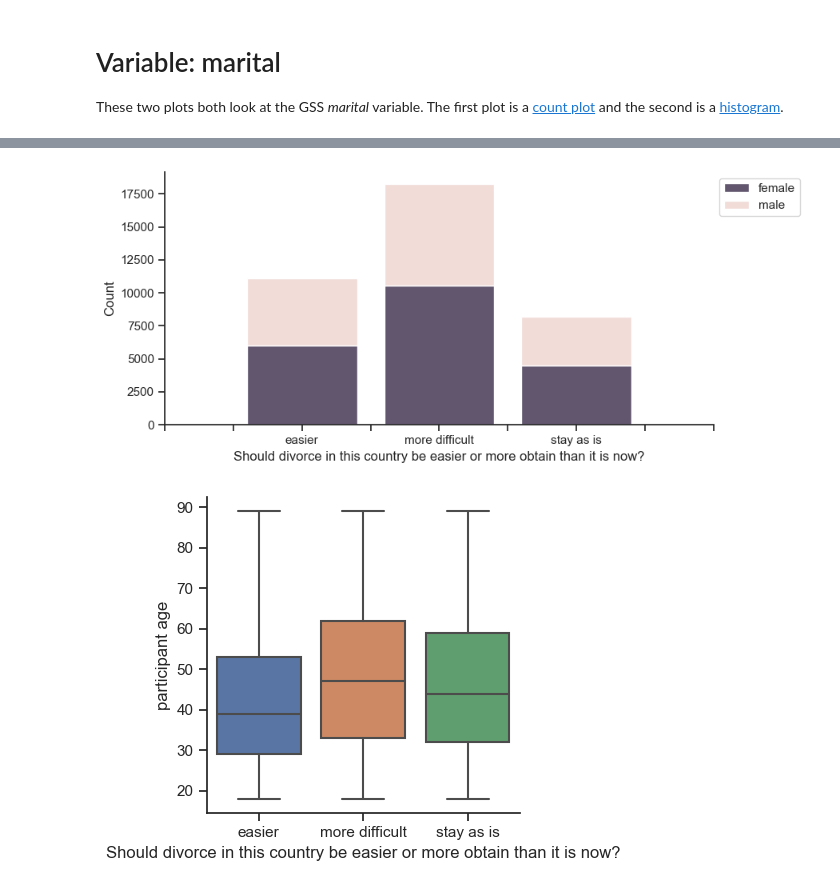
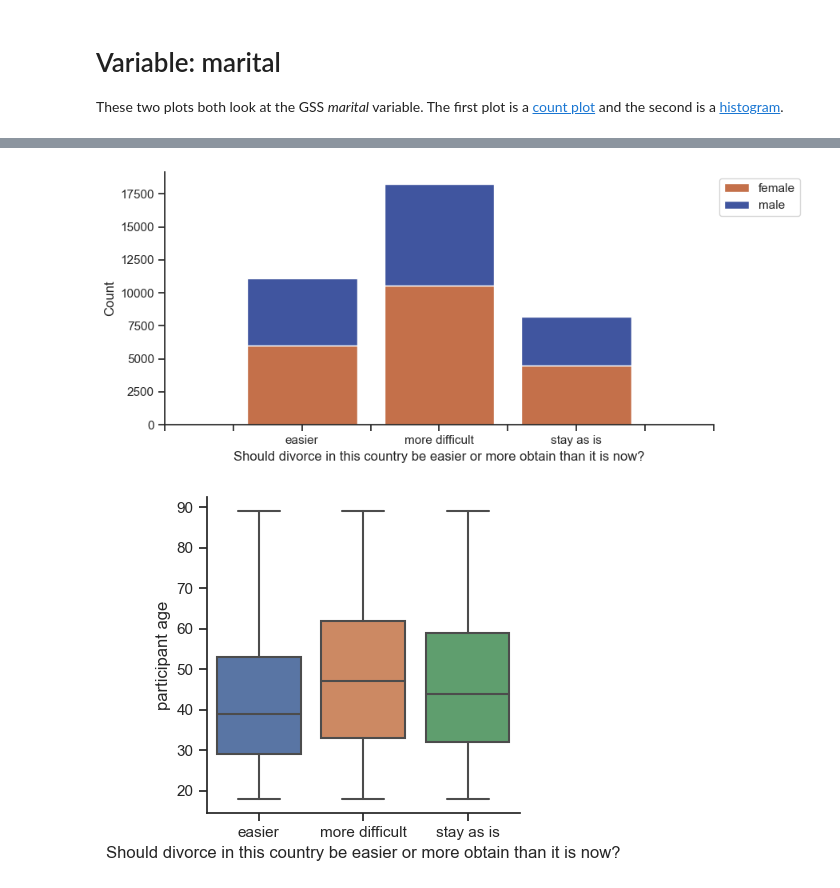
Before and after one commit to CulleyHarrelson/GeneralSocialSurvey, a Jupyter notebook: GSS - Divorce.ipynb, the cells around one changed output, grey strips where cells are left out. Saved outputs shown, nothing was run; the diff lists cells and outputs as text; code cells hidden in the pictures.

```diff
--- a/GSS - Divorce.ipynb
+++ b/GSS - Divorce.ipynb
@@ -176,37 +191,38 @@ h = sns.displot(
     kind="hist",
     x="divlaw",
     hue="sex",
+    palette="dark",
     multiple="stack",
     discrete=True,
     height=4,
     aspect=2,
     legend=False,
     shrink=.8,
 )
 
 # need to change the x ticks
 
 h.set_xticklabels(labels2)
 h.set_xlabels(t)
 
 plt.legend(labels=['female', 'male'], loc = 2, bbox_to_anchor = (1,1))
 plt.draw()
 
 h = sns.catplot(
     data=gss,
     x="divlaw",
     y="age",
     kind="box",
     height=4,
     aspect=1,
 )
 
 h.set_xticklabels(labels)
 h.set_xlabels(t)
 h.set_ylabels('participant age')
 plt.draw()
 
 #gss_functions.values(gss['divlaw'])
 # %% [output]
-[figure, old version]
+[figure, new version]
 [figure]
```
Also changed, not shown: parts of 11 cells of this notebook.
